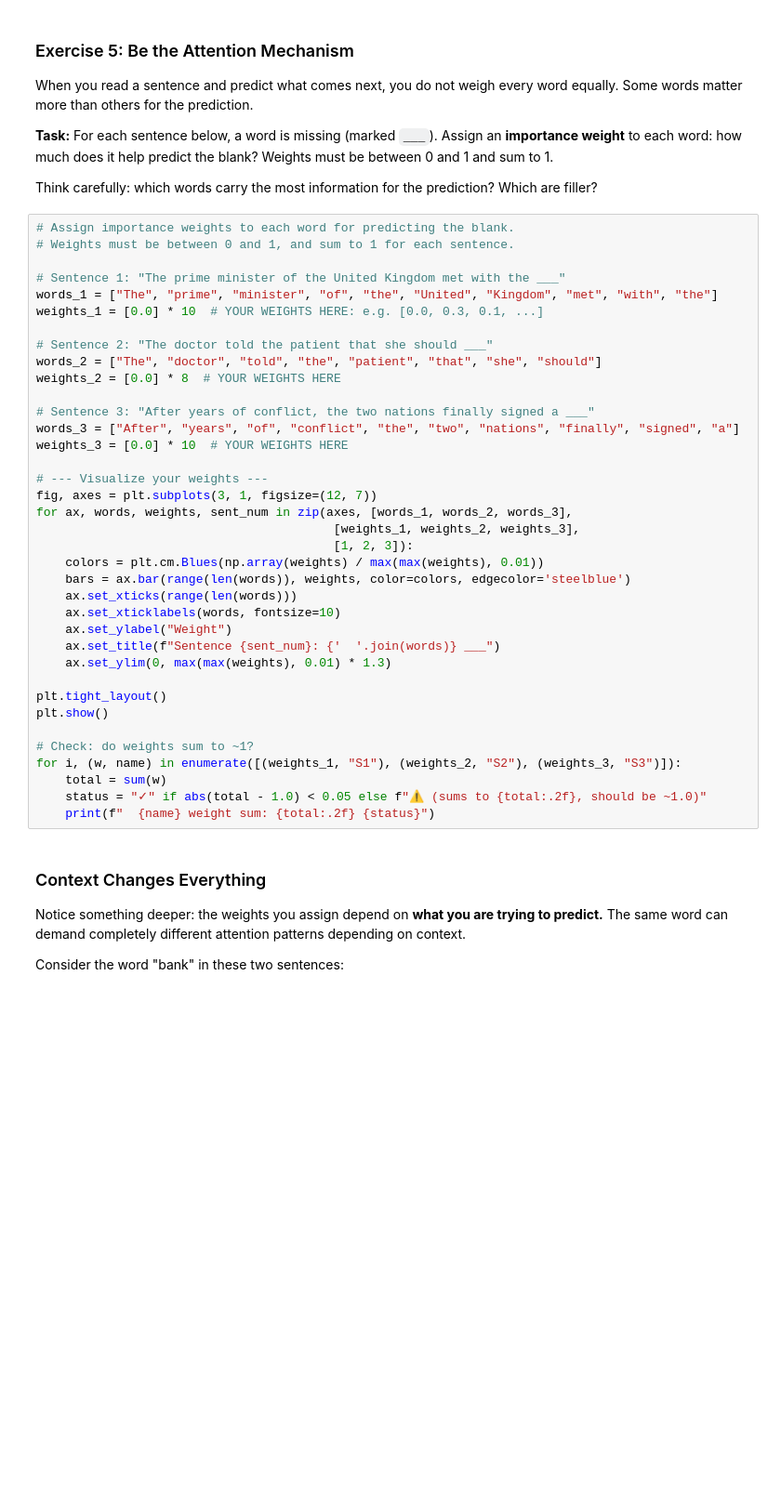
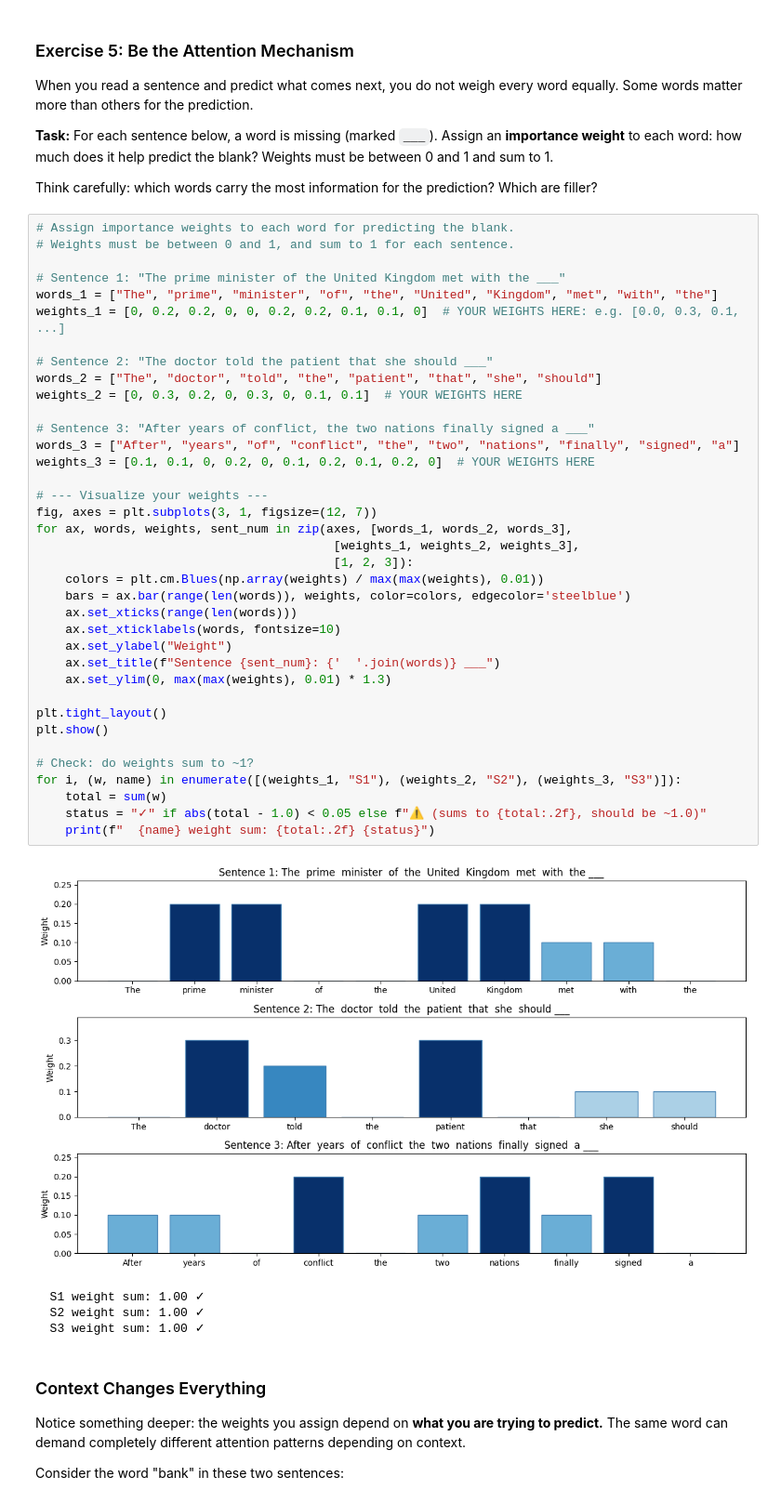
Before and after one commit to kv9898/Awesome-LLM-for-Social-Science, a Jupyter notebook: course_notebooks/day_1_foundations/day1_embeddings_to_transformers.ipynb, the cells around one changed output. Shown at 93% size. Saved outputs shown, nothing was run; the diff lists cells and outputs as text; blank space fills up the shorter version.

```diff
--- a/course_notebooks/day_1_foundations/day1_embeddings_to_transformers.ipynb
+++ b/course_notebooks/day_1_foundations/day1_embeddings_to_transformers.ipynb
@@ -837,37 +858,42 @@ Think carefully: which words carry the most information for the prediction? Whic
 
 # Sentence 1: "The prime minister of the United Kingdom met with the ___"
 words_1 = ["The", "prime", "minister", "of", "the", "United", "Kingdom", "met", "with", "the"]
-weights_1 = [0.0] * 10  # YOUR WEIGHTS HERE: e.g. [0.0, 0.3, 0.1, ...]
+weights_1 = [0, 0.2, 0.2, 0, 0, 0.2, 0.2, 0.1, 0.1, 0]  # YOUR WEIGHTS HERE: e.g. [0.0, 0.3, 0.1, ...]
 
 # Sentence 2: "The doctor told the patient that she should ___"
 words_2 = ["The", "doctor", "told", "the", "patient", "that", "she", "should"]
-weights_2 = [0.0] * 8  # YOUR WEIGHTS HERE
+weights_2 = [0, 0.3, 0.2, 0, 0.3, 0, 0.1, 0.1]  # YOUR WEIGHTS HERE
 
 # Sentence 3: "After years of conflict, the two nations finally signed a ___"
 words_3 = ["After", "years", "of", "conflict", "the", "two", "nations", "finally", "signed", "a"]
-weights_3 = [0.0] * 10  # YOUR WEIGHTS HERE
+weights_3 = [0.1, 0.1, 0, 0.2, 0, 0.1, 0.2, 0.1, 0.2, 0]  # YOUR WEIGHTS HERE
 
 # --- Visualize your weights ---
 fig, axes = plt.subplots(3, 1, figsize=(12, 7))
 for ax, words, weights, sent_num in zip(axes, [words_1, words_2, words_3],
                                          [weights_1, weights_2, weights_3],
                                          [1, 2, 3]):
     colors = plt.cm.Blues(np.array(weights) / max(max(weights), 0.01))
     bars = ax.bar(range(len(words)), weights, color=colors, edgecolor='steelblue')
     ax.set_xticks(range(len(words)))
     ax.set_xticklabels(words, fontsize=10)
     ax.set_ylabel("Weight")
     ax.set_title(f"Sentence {sent_num}: {'  '.join(words)} ___")
     ax.set_ylim(0, max(max(weights), 0.01) * 1.3)
 
 plt.tight_layout()
 plt.show()
 
 # Check: do weights sum to ~1?
 for i, (w, name) in enumerate([(weights_1, "S1"), (weights_2, "S2"), (weights_3, "S3")]):
     total = sum(w)
     status = "✓" if abs(total - 1.0) < 0.05 else f"⚠ (sums to {total:.2f}, should be ~1.0)"
     print(f"  {name} weight sum: {total:.2f} {status}")
+# %% [output]
+[figure, added]
+  S1 weight sum: 1.00 ✓
+  S2 weight sum: 1.00 ✓
+  S3 weight sum: 1.00 ✓
 # %% [markdown]
 ### Context Changes Everything
 
```
Also changed, not shown: parts of 28 cells of this notebook.
